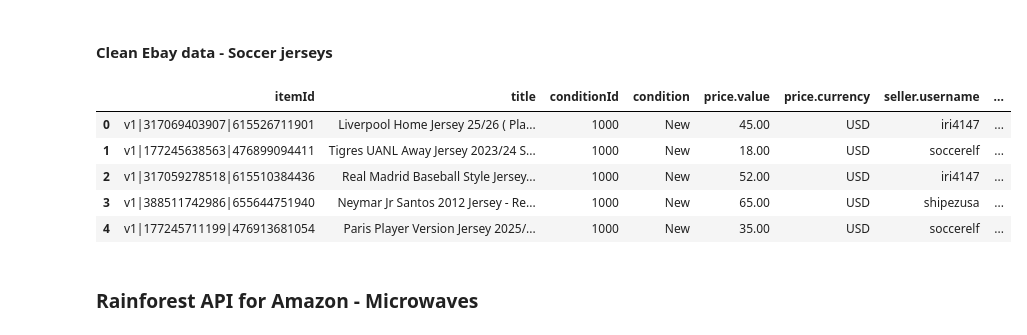
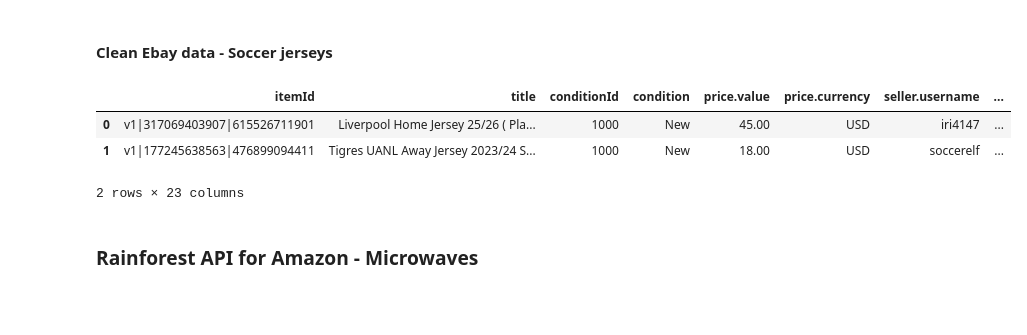
Before and after one commit to blairAJones/ShoppingML, a Jupyter notebook: API_datacleaning.ipynb, the cells around one changed output. Drawn from its saved outputs; the diff is of its cells as text; code cells hidden in the pictures; blank space fills up the shorter version.

```diff
--- a/API_datacleaning.ipynb
+++ b/API_datacleaning.ipynb
@@ -216,7 +227,7 @@ df_soccer = pd.json_normalize(data)
 
 #Use rapidfuzz (fuzzy search) to find club or country names within title
 clubs = ["Liverpool", "Arsenal", "Manchester United", "Manchester City", "Paris Saint Germain", "Inter Milan", "Juventus",
-         "Real Madrid", "Barcelona", "Bayern Munich", "Club America", "Inter Miami"]
+         "Real Madrid", "Barcelona", "Bayern Munich", "Club America", "Inter Miami", "Chelsea"]
 countries = ["Mexico", "Argentina", "Brazil", "France", "Germany", "Spain", "England", "Italy", "USA", "South Korea"]
 
 def extract_best_match(text, choices, score_cutoff=87):
@@ -275,23 +286,27 @@ df_soccer['category_name'] = df_soccer['categories'].apply(get_first_category_na
 #Find sellers with multiple listings
 df_soccer["seller_item_count"] = df_soccer["seller.username"].map(df_soccer["seller.username"].value_counts())
 
+#count additional images
+df_soccer["additional_image_count"] = df_soccer["additionalImages"].apply(lambda x: len(x) if isinstance(x, list) else 0)
+
+#add title length
+df_soccer["title_length"] = df_soccer["title"].str.len()
+
 #Filter columns needed
 df_soccer = df_soccer[["itemId", "title", "conditionId", "condition", "price.value", "price.currency", "seller.username",
-          "seller.feedbackPercentage", "seller.feedbackScore", "itemLocation.country", "marketingPrice.originalPrice.value",
-          "marketingPrice.discountPercentage", "shipping_cost", "days_listed", "category_id", "category_name", "seller_item_count",
-          "club", "country", "year"]]
+          "seller.feedbackPercentage", "seller.feedbackScore", "itemLocation.country", "topRatedBuyingExperience", "priorityListing",
+          "marketingPrice.originalPrice.value", "marketingPrice.discountPercentage", "shipping_cost", "days_listed",
+          "category_id", "category_name", "seller_item_count", "club", "country", "year", "additional_image_count", "title_length"]]
 
 # Export to CSV
 df_soccer.to_csv("data/soccer_jerseys.csv", index=False)
 # %%
-df_soccer.head()
+df_soccer.head(2)
 # %% [output]
 |  | itemId | title | conditionId | condition | price.value | price.currency | seller.username | ... |
 | 0 | v1|317069403907|615526711901 | Liverpool Home Jersey 25/26 ( Pla... | 1000 | New | 45.00 | USD | iri4147 | ... |
 | 1 | v1|177245638563|476899094411 | Tigres UANL Away Jersey 2023/24 S... | 1000 | New | 18.00 | USD | soccerelf | ... |
-| 2 | v1|317059278518|615510384436 | Real Madrid Baseball Style Jersey... | 1000 | New | 52.00 | USD | iri4147 | ... |
-| 3 | v1|388511742986|655644751940 | Neymar Jr Santos 2012 Jersey - Re... | 1000 | New | 65.00 | USD | shipezusa | ... |
-| 4 | v1|177245711199|476913681054 | Paris Player Version Jersey 2025/... | 1000 | New | 35.00 | USD | soccerelf | ... |
+2 rows × 23 columns
 # %% [markdown]
 ### Rainforest API for Amazon - Microwaves
 # %%
```
Also changed, not shown: parts of 3 cells of this notebook, 37 other files.
